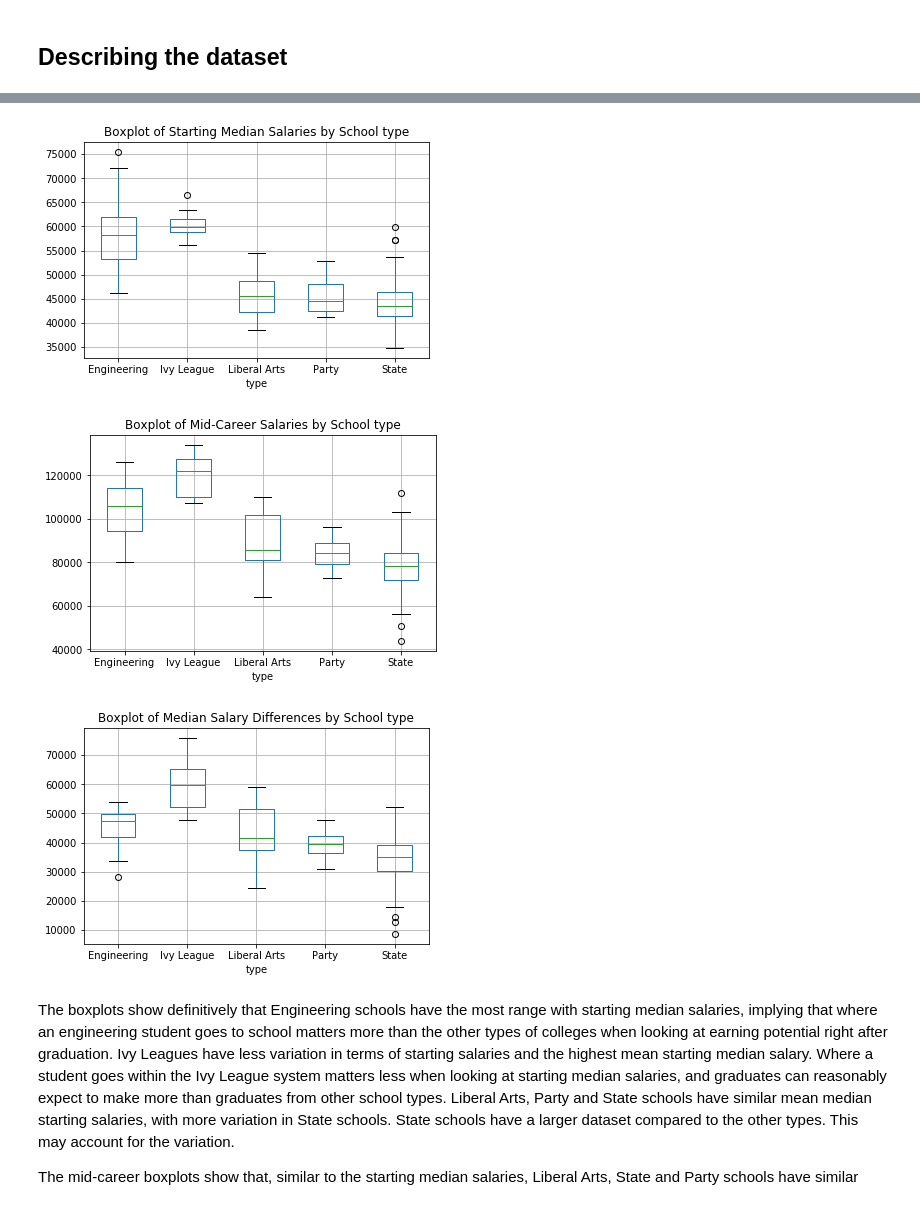
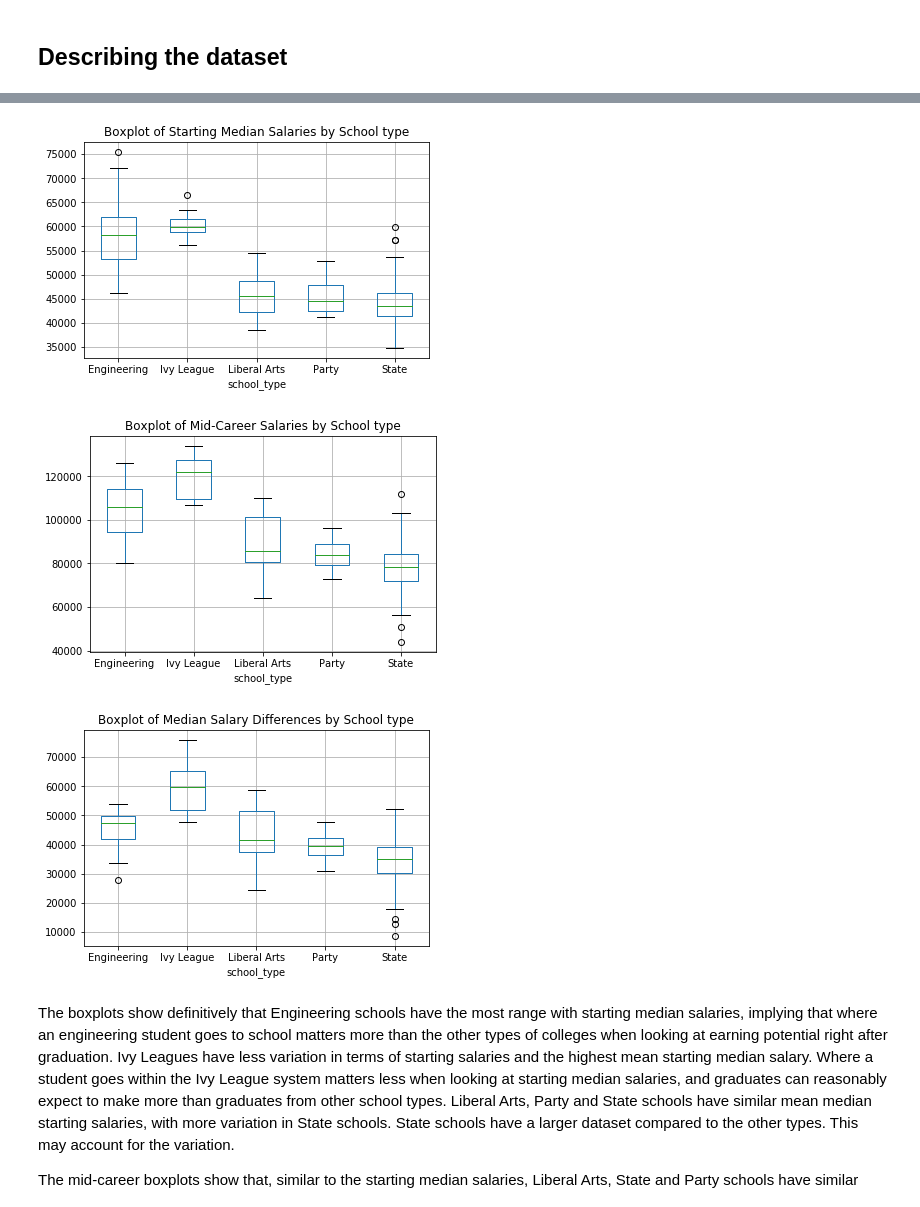
Before and after one commit to elliebenn/Thinkful-DS-Prep-Course, a Jupyter notebook: Thinkful-Prep-Capstone.ipynb, the cells around one changed output, grey strips where cells are left out. Saved outputs shown, nothing was run; the diff lists cells and outputs as text; code cells hidden in the pictures.

```diff
--- a/Thinkful-Prep-Capstone.ipynb
+++ b/Thinkful-Prep-Capstone.ipynb
@@ -25,5 +26,7 @@ I downloaded this dataset frm kaggle.com ([source](https://www.kaggle.com/wsj/co
 # Loading files
 college = pd.read_csv('capstone-data/salaries-by-college-type.csv')
 
+# Renaming columns
+college.columns = ['school_name', 'school_type','starting_median_salary', 'midcareer_median_salary', 'midcareer_p10', 'midcareer_p25', 'midcareer_p75', 'midcareer_p90']
 college.head()
 # %% [output]
@@ -36,4 +38,0 @@ college.head()
-# %%
-# Renaming columns
-college.columns = ['name', 'type','start_med', 'mid_med', 'mid_p10', 'mid_p25', 'mid_p75', 'mid_p90']
-college.head()
@@ -47,8 +39,9 @@ college.head()
 # %%
 #Changing strings to ints for analysis
 
-dollar_cols = ['start_med', 'mid_med', 'mid_p10', 'mid_p25', 'mid_p75', 'mid_p90']
+dollar_cols = ['starting_median_salary', 'midcareer_median_salary', 'midcareer_p10', 'midcareer_p25', 'midcareer_p75', 'midcareer_p90']
 
+# For column that has data stored as a string instead of a number, remove '$', the comma, and convert it to a number.
 for x in dollar_cols:
     college[x] = college[x].str.replace("$","")
     college[x] = college[x].str.replace(",","")
@@ -167,18 +190,18 @@ Considering mid-career salaries, all school types have a wider range of salaries
 # %%
 # Boxplots of starting median salaries by type of college.
 
-college.boxplot('start_med',by='type')
+college.boxplot('starting_median_salary',by='school_type')
 plt.title("Boxplot of Starting Median Salaries by School type")
 # get rid of the automatic 'Boxplot grouped by group_by_column_name' title
 plt.suptitle("")
 
 plt.show()
 # %% [output]
-[figure, old version]
+[figure, new version]
 # %%
 #Boxplots of mid-career salaries by type of college
 
-college.boxplot('mid_med',by='type')
+college.boxplot('midcareer_median_salary',by='school_type')
 plt.title("Boxplot of Mid-Career Salaries by School type")
 
 # get rid of the automatic 'Boxplot grouped by group_by_column_name' title
@@ -186,13 +209,13 @@ plt.suptitle("")
 
 plt.show()
 # %% [output]
-[figure, old version]
+[figure, new version]
 # %%
 #Boxplot of the difference between starting median salaries and mid-career salaries for each college type
 
-college['salary_diff'] = college['mid_med'] - college['start_med']
+college['median_salary_difference'] = college['midcareer_median_salary'] - college['starting_median_salary']
 
-college.boxplot('salary_diff', by='type')
+college.boxplot('median_salary_difference', by='school_type')
 plt.title("Boxplot of Median Salary Differences by School type")
 
 # get rid of the automatic 'Boxplot grouped by group_by_column_name' title
@@ -200,7 +223,7 @@ plt.suptitle("")
 
 plt.show()
 # %% [output]
-[figure, old version]
+[figure, new version]
 # %% [markdown]
 The boxplots show definitively that Engineering schools have the most range with starting median salaries, implying that where an engineering student goes to school matters more than the other types of colleges when looking at earning potential right after graduation.  Ivy Leagues have less variation in terms of starting salaries and the highest mean starting median salary. Where a student goes within the Ivy League system matters less when looking at starting median salaries, and graduates can reasonably expect to make more than graduates from other school types. Liberal Arts, Party and State schools have similar mean median starting salaries, with more variation in State schools.  State schools have a larger dataset compared to the other types. This may account for the variation.
 
```
Also changed, not shown: parts of 35 cells of this notebook.
